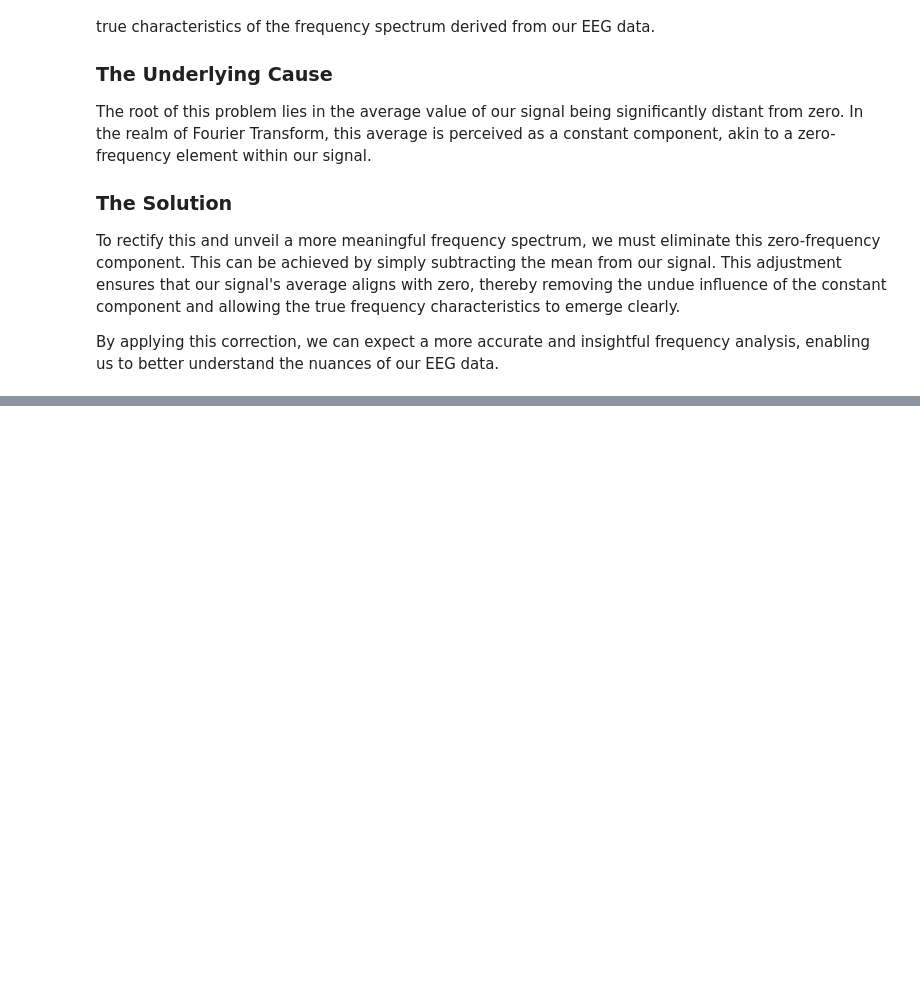
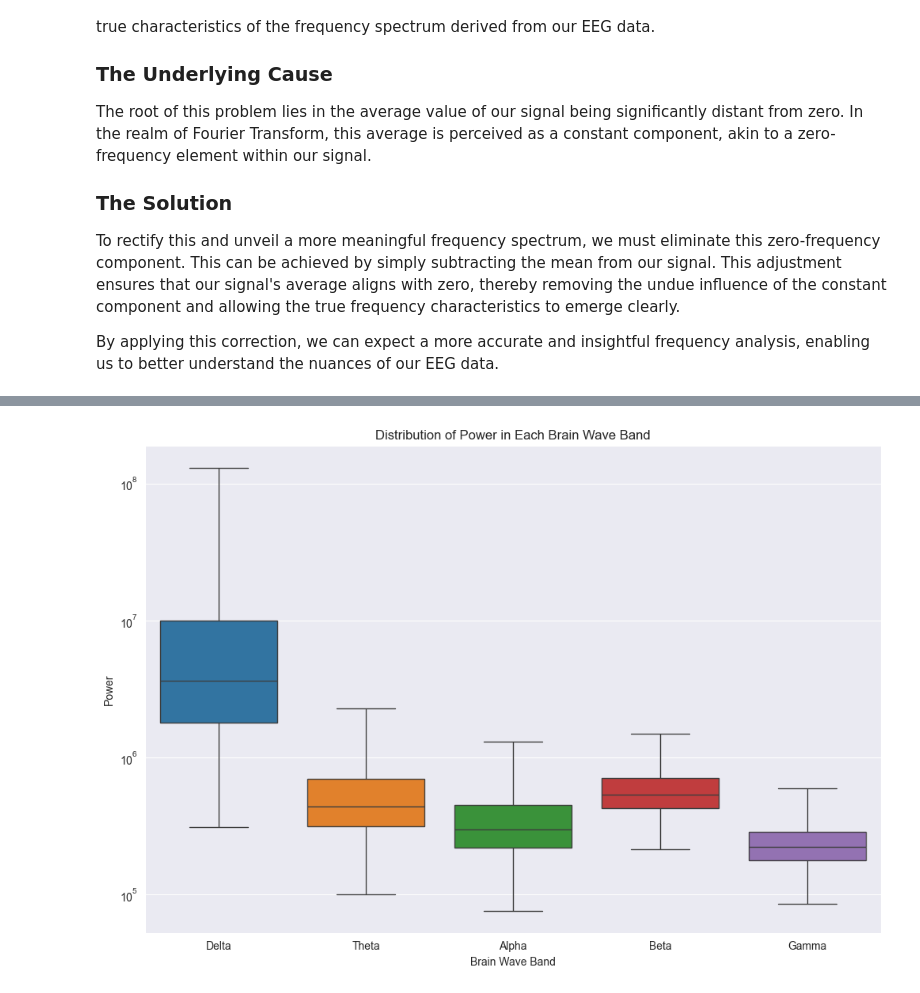
Before and after one commit to tcivie/machineLearningWorkshop, a Jupyter notebook: notebooks/PreprocessingTheData.ipynb, the cells around one changed output, grey strips where cells are left out. Drawn from its saved outputs; the diff is of its cells as text; code cells hidden in the pictures; blank space fills up the shorter version.

Commit message:
Finished the second extraction method

```diff
--- a/notebooks/PreprocessingTheData.ipynb
+++ b/notebooks/PreprocessingTheData.ipynb
@@ -362,0 +389,28 @@ In essence, PSD helps us paint a more detailed picture of brain activity, enhanc
+# %%
+def calculate_band_powers(row):
+    signal = row['data']
+    sampling_rate = row['size'] / 2
+
+    # Mean correction
+    signal -= np.mean(signal)
+
+    # Perform FFT
+    fft_result = np.fft.fft(signal)
+    frequencies = np.fft.fftfreq(len(signal), d=1/sampling_rate)
+
+    # Extract positive frequencies only for analysis
+    n = len(signal)
+    fft_result_positive = fft_result[:n // 2]
+    frequencies_positive = frequencies[:n // 2]
+
+    # Extract brain wave band powers
+    band_powers = extract_brain_wave_band_power(fft_result_positive, frequencies_positive)
+
+    return band_powers
+
+# Apply the function to each row and store the results
+AF3_signal_data_digit_1['band_powers'] = AF3_signal_data_digit_1.apply(calculate_band_powers, axis=1)
+
+# Now you can extract each band from the 'band_powers' column into its own column
+for band in ['Delta', 'Theta', 'Alpha', 'Beta', 'Gamma']:
+    AF3_signal_data_digit_1[band] = AF3_signal_data_digit_1['band_powers'].apply(lambda x: x[band])
@@ -362,0 +451,3 @@ In essence, PSD helps us paint a more detailed picture of brain activity, enhanc
+# %%
+bands = ['Delta', 'Theta', 'Alpha', 'Beta', 'Gamma']
+AF3_signal_data_digit_1[bands].describe()
@@ -362,0 +464,11 @@ In essence, PSD helps us paint a more detailed picture of brain activity, enhanc
+# %%
+import seaborn as sns
+
+plt.figure(figsize=(12, 8))
+sns.boxplot(data=AF3_signal_data_digit_1[bands], log_scale=True, showfliers=False)
+plt.title('Distribution of Power in Each Brain Wave Band')
+plt.xlabel('Brain Wave Band')
+plt.ylabel('Power')
+plt.show()
+# %% [output]
+[figure, added]
```
Also changed, not shown: parts of 18 cells of this notebook.
